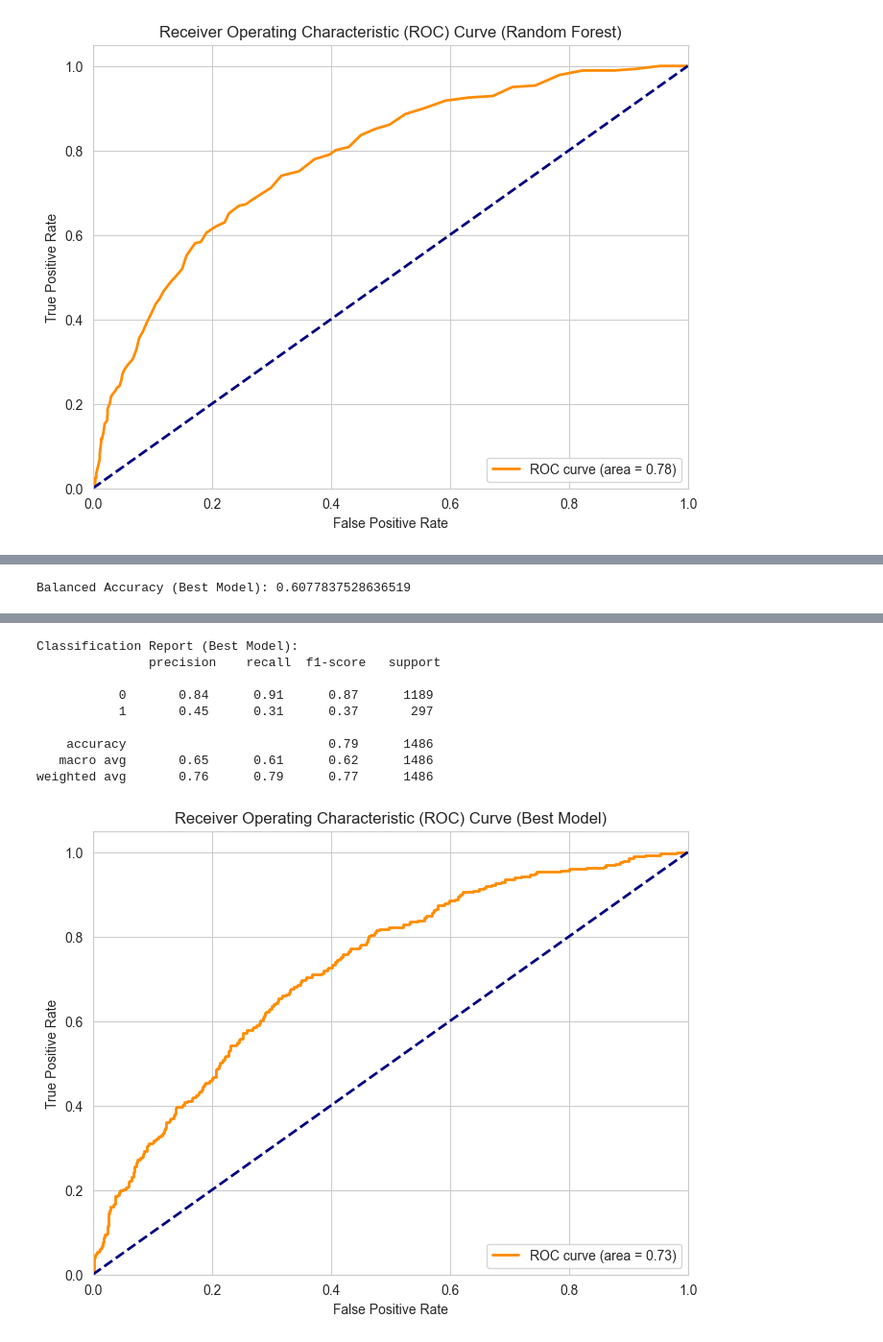
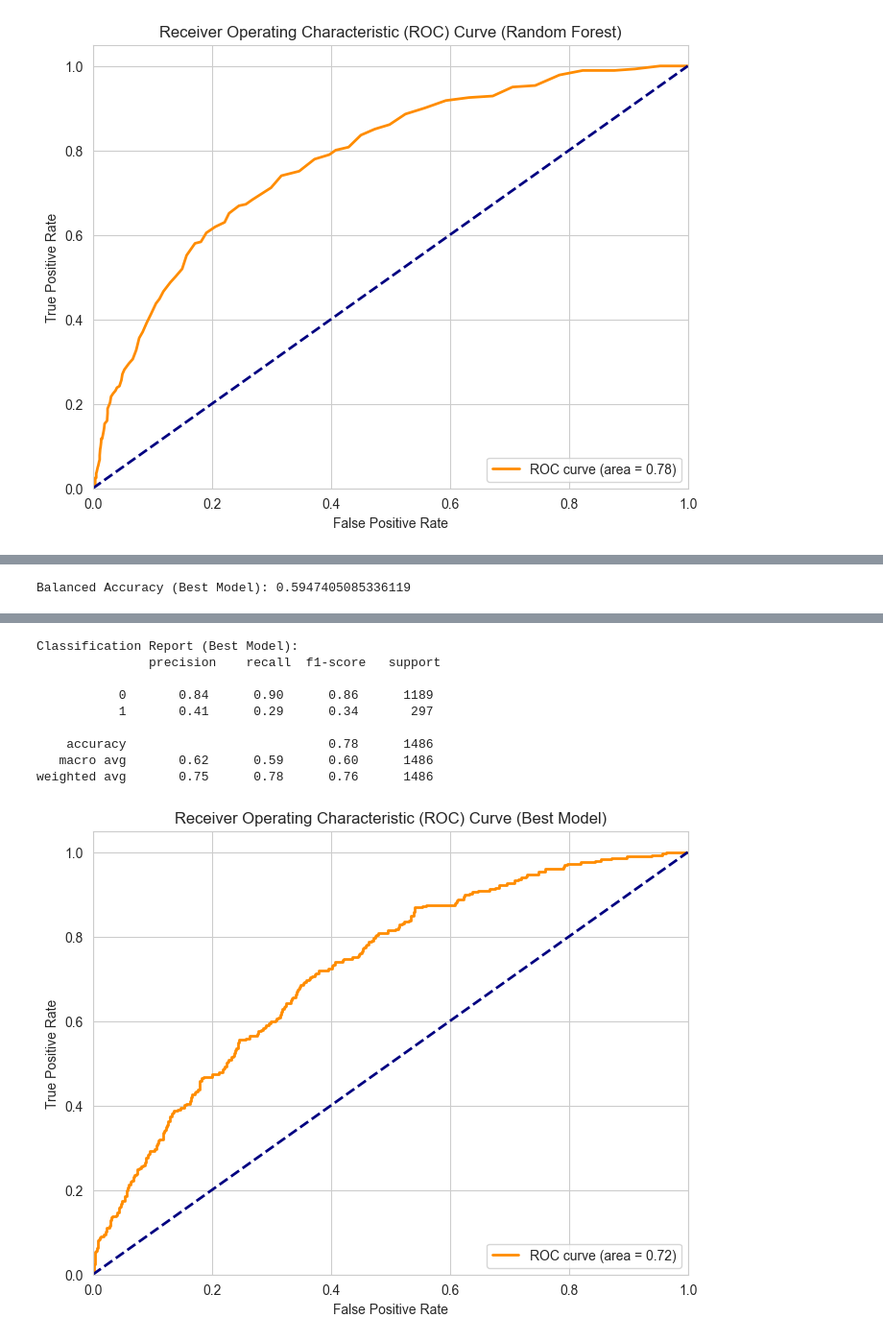
Before and after one commit to Ameya1337/Algorithmic-Fairness-and-Interpretability, a Jupyter notebook: Code/step_2-4_ameya.ipynb, the cells around one changed output, grey strips where cells are left out. Shown: that part at 96% size. Drawn from its saved outputs; the diff is of its cells as text; code cells hidden in the pictures.

```diff
--- a/Code/step_2-4_ameya.ipynb
+++ b/Code/step_2-4_ameya.ipynb
@@ -301,7 +271,7 @@ from sklearn.metrics import (
 )
 
 # Initialize the XGBoost classifier
-xgb_clf = xgb.XGBClassifier(use_label_encoder=True, eval_metric="logloss")
+xgb_clf = xgb.XGBClassifier(eval_metric="logloss")
 
 # Train the XGBoost classifier
 xgb_clf.fit(X_train, y_train)
@@ -506,8 +476,9 @@ Best balanced accuracy: 0.6170815329286289
 
 best_params = study.best_params
 # Calculate class weights
+class_weights = {0: 1, 1: len(y_train) / sum(y_train)}
 best_model = xgb.XGBClassifier(
-    **best_params, use_label_encoder=False, eval_metric="logloss"
+    **best_params, class_weights=class_weights, eval_metric="logloss"
 )
 
 # Train the model
@@ -554,4 +525,4 @@ plt.title("Receiver Operating Characteristic (ROC) Curve (Best Model)")
 plt.legend(loc="lower right")
 plt.show()
 # %% [output]
-Balanced Accuracy (Best Model): 0.6077837528636519
+Balanced Accuracy (Best Model): 0.5947405085336119
@@ -559,13 +530,13 @@ Balanced Accuracy (Best Model): 0.6077837528636519
 Classification Report (Best Model):
                precision    recall  f1-score   support
 
-           0       0.84      0.91      0.87      1189
-           1       0.45      0.31      0.37       297
+           0       0.84      0.90      0.86      1189
+           1       0.41      0.29      0.34       297
 
-    accuracy                           0.79      1486
-   macro avg       0.65      0.61      0.62      1486
-weighted avg       0.76      0.79      0.77      1486
+    accuracy                           0.78      1486
+   macro avg       0.62      0.59      0.60      1486
+weighted avg       0.75      0.78      0.76      1486
-[figure, old version]
+[figure, new version]
 # %%
 # Calculate feature importances for the XGBoost model
 importances_xgb = best_model.feature_importances_
```
Also changed, not shown: parts of 11 cells of this notebook, 1 other file.
